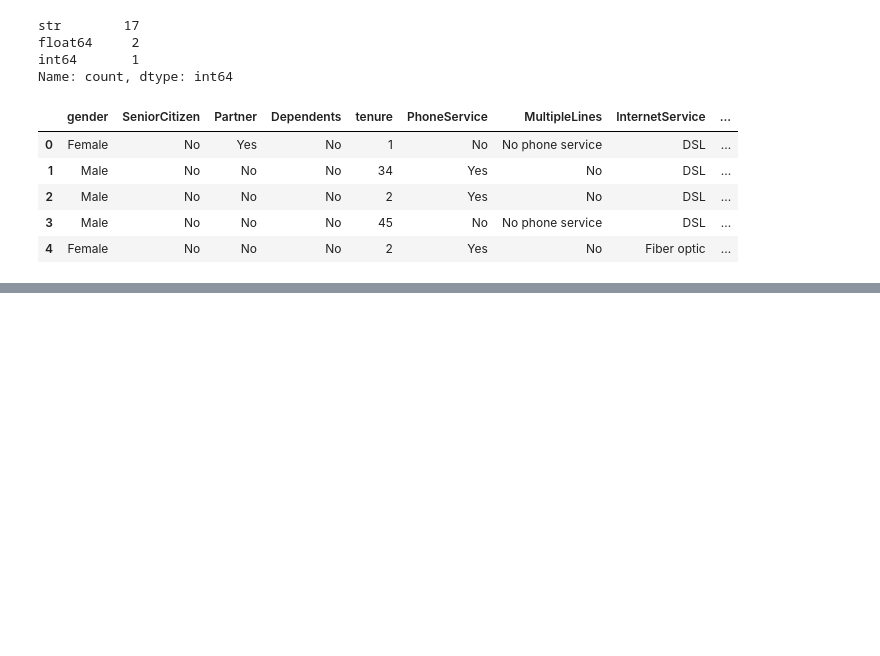
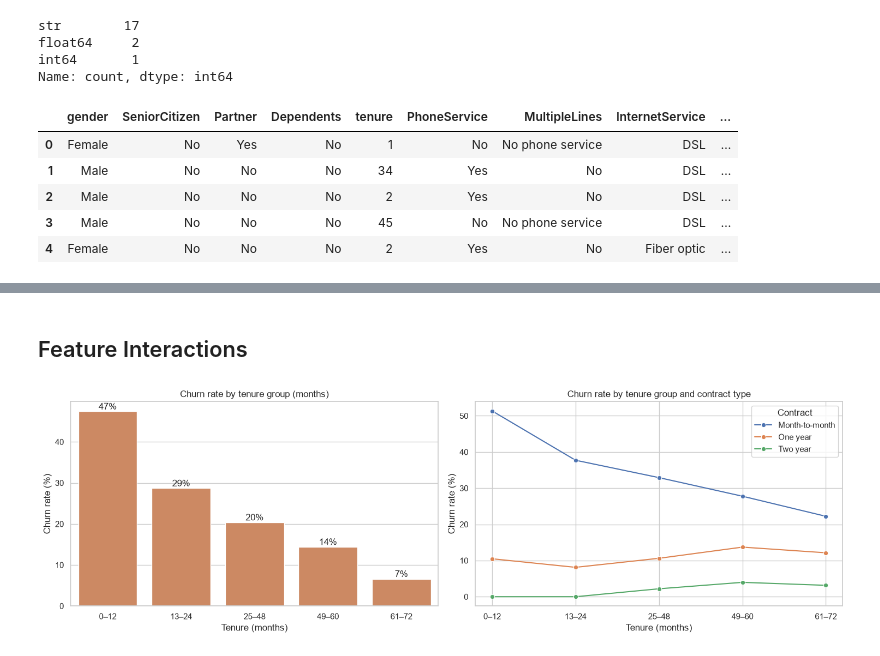
Before and after one commit to Ranuth-Nanvidu/CM2604-Machine-Learning-CW, a Jupyter notebook: notebooks/01_eda.ipynb, the cells around one changed output, grey strips where cells are left out. Drawn from its saved outputs; the diff is of its cells as text; code cells hidden in the pictures; blank space fills up the shorter version.

```diff
--- a/notebooks/01_eda.ipynb
+++ b/notebooks/01_eda.ipynb
@@ -181,0 +306,30 @@ df["churn_flag"] = (df[TARGET] == "Yes").astype(int)
+# %% [markdown]
+## Feature Interactions
+# %%
+# Tenure bands make the tenure effect easy to read
+bins = [0, 12, 24, 48, 60, 72]
+labels = ["0–12", "13–24", "25–48", "49–60", "61–72"]
+df["tenure_group"] = pd.cut(df["tenure"], bins=bins, labels=labels, include_lowest=True)
+
+fig, axes = plt.subplots(1, 2, figsize=(15, 4.8))
+
+rate_by_tenure = df.groupby("tenure_group", observed=True)["churn_flag"].mean() * 100
+sns.barplot(x=rate_by_tenure.index, y=rate_by_tenure.values, color="#DD8452", ax=axes[0])
+axes[0].set_title("Churn rate by tenure group (months)")
+axes[0].set_xlabel("Tenure (months)")
+axes[0].set_ylabel("Churn rate (%)")
+for p in axes[0].patches:
+    axes[0].annotate(f"{p.get_height():.0f}%", (p.get_x() + p.get_width() / 2, p.get_height()),
+                     ha="center", va="bottom")
+
+rate_contract_tenure = (df.groupby(["tenure_group", "Contract"], observed=True)["churn_flag"]
+                          .mean().mul(100).reset_index())
+sns.lineplot(data=rate_contract_tenure, x="tenure_group", y="churn_flag", hue="Contract",
+             marker="o", ax=axes[1])
+axes[1].set_title("Churn rate by tenure group and contract type")
+axes[1].set_xlabel("Tenure (months)")
+axes[1].set_ylabel("Churn rate (%)")
+save_fig("04_tenure_interactions")
+plt.show()
+# %% [output]
+[figure, added]
```
Also changed, not shown: parts of 23 cells of this notebook, 8 other files.
